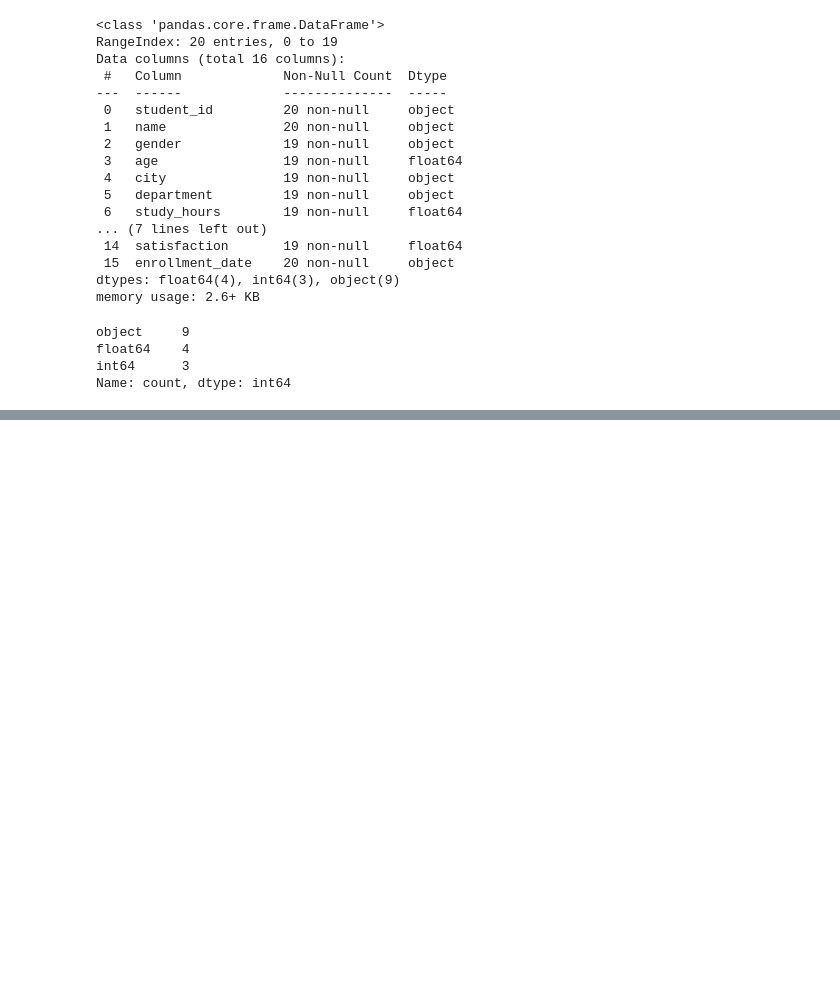
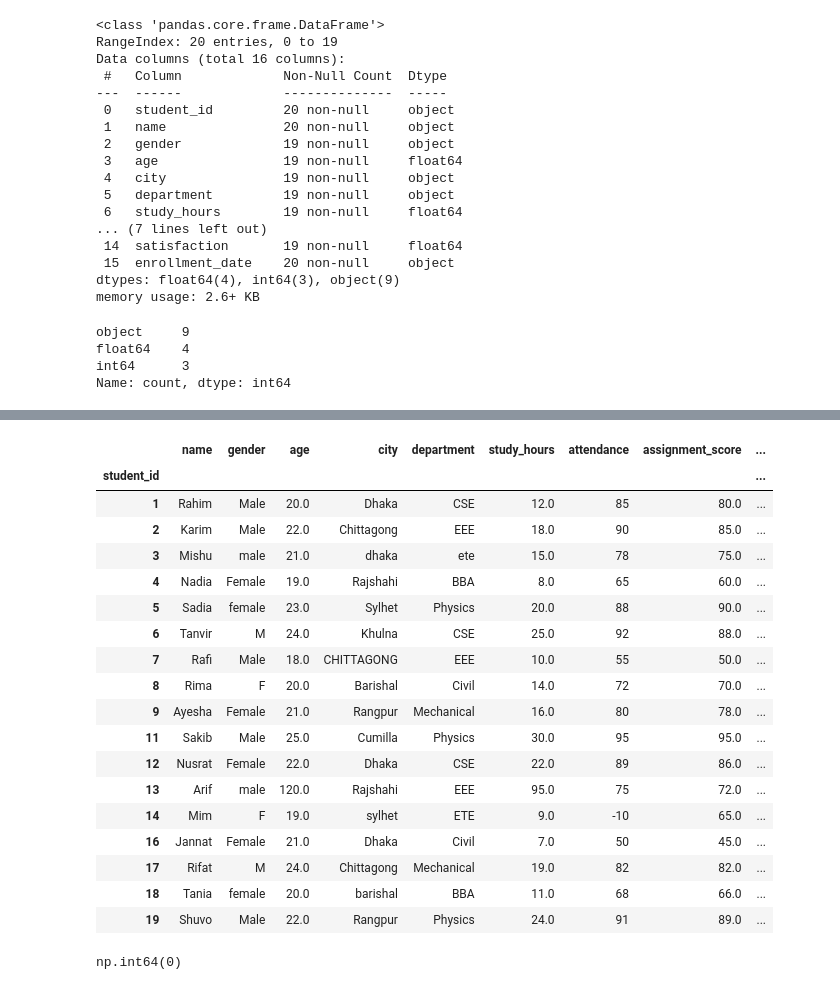
Before and after one commit to ariyan378/python-problem-solving, a Jupyter notebook: random-practice/practice-2.ipynb, the cells around one changed output, grey strips where cells are left out. Drawn from its saved outputs; the diff is of its cells as text; code cells hidden in the pictures; blank space fills up the shorter version.

```diff
--- a/random-practice/practice-2.ipynb
+++ b/random-practice/practice-2.ipynb
@@ -735,0 +752,7 @@ df.set_index('student_id',inplace=True)
+# %%
+df['enrollment_date'] = pd.to_datetime(df['enrollment_date'], errors='coerce')
+
+df['enrollment_date'] = df['enrollment_date'].dt.strftime('%d-%m-%Y')
+# %%
+df['age'] = pd.to_numeric(df['age'], errors='coerce')
+df['age'] = pd.to_numeric(df['age'], errors='ignore')
@@ -735,0 +790,8 @@ df.set_index('student_id',inplace=True)
+# %%
+df.drop_duplicates(inplace=True)
+# %%
+# show duplicate index rows
+print(df[df.index.duplicated(keep=False)])
+
+# drop duplicate index, keeping first
+df = df[~df.index.duplicated(keep='first')]
@@ -735,0 +813,26 @@ df.set_index('student_id',inplace=True)
+# %%
+df
+# %% [output]
+|  | name | gender | age | city | department | study_hours | attendance | assignment_score | ... |
+| student_id |  |  |  |  |  |  |  |  | ... |
+| 1 | Rahim | Male | 20.0 | Dhaka | CSE | 12.0 | 85 | 80.0 | ... |
+| 2 | Karim | Male | 22.0 | Chittagong | EEE | 18.0 | 90 | 85.0 | ... |
+| 3 | Mishu | male | 21.0 | dhaka | ete | 15.0 | 78 | 75.0 | ... |
+| 4 | Nadia | Female | 19.0 | Rajshahi | BBA | 8.0 | 65 | 60.0 | ... |
+| 5 | Sadia | female | 23.0 | Sylhet | Physics | 20.0 | 88 | 90.0 | ... |
+| 6 | Tanvir | M | 24.0 | Khulna | CSE | 25.0 | 92 | 88.0 | ... |
+| 7 | Rafi | Male | 18.0 | CHITTAGONG | EEE | 10.0 | 55 | 50.0 | ... |
+| 8 | Rima | F | 20.0 | Barishal | Civil | 14.0 | 72 | 70.0 | ... |
+| 9 | Ayesha | Female | 21.0 | Rangpur | Mechanical | 16.0 | 80 | 78.0 | ... |
+| 11 | Sakib | Male | 25.0 | Cumilla | Physics | 30.0 | 95 | 95.0 | ... |
+| 12 | Nusrat | Female | 22.0 | Dhaka | CSE | 22.0 | 89 | 86.0 | ... |
+| 13 | Arif | male | 120.0 | Rajshahi | EEE | 95.0 | 75 | 72.0 | ... |
+| 14 | Mim | F | 19.0 | sylhet | ETE | 9.0 | -10 | 65.0 | ... |
+| 16 | Jannat | Female | 21.0 | Dhaka | Civil | 7.0 | 50 | 45.0 | ... |
+| 17 | Rifat | M | 24.0 | Chittagong | Mechanical | 19.0 | 82 | 82.0 | ... |
+| 18 | Tania | female | 20.0 | barishal | BBA | 11.0 | 68 | 66.0 | ... |
+| 19 | Shuvo | Male | 22.0 | Rangpur | Physics | 24.0 | 91 | 89.0 | ... |
+# %%
+df.duplicated(subset=['name']).sum()
+# %% [output]
+np.int64(0)
```
Also changed, not shown: parts of 33 cells of this notebook.
